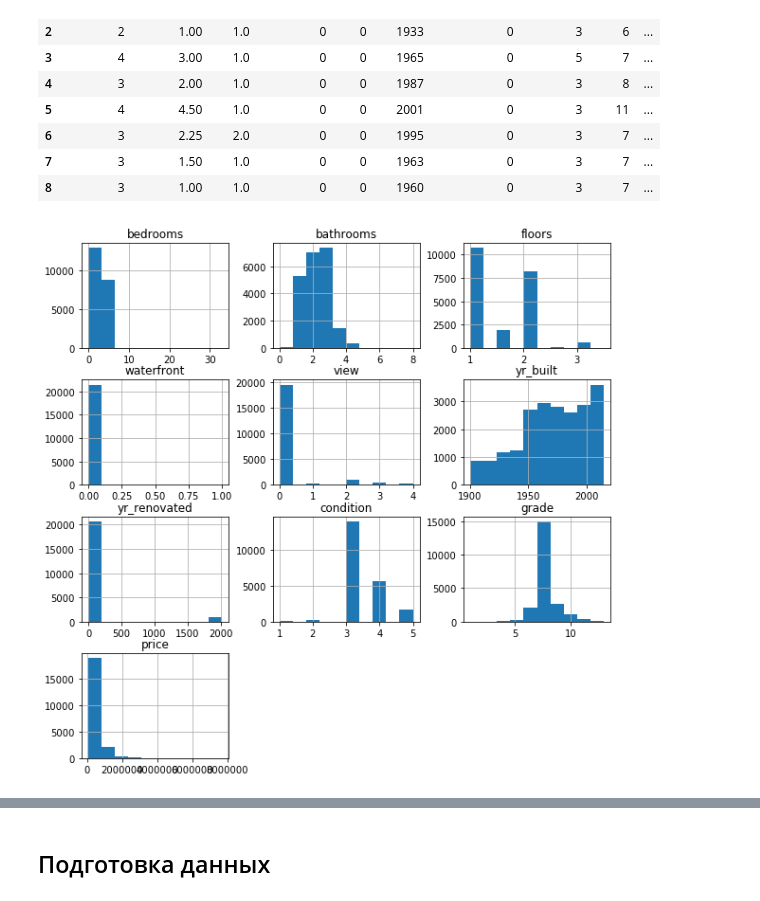
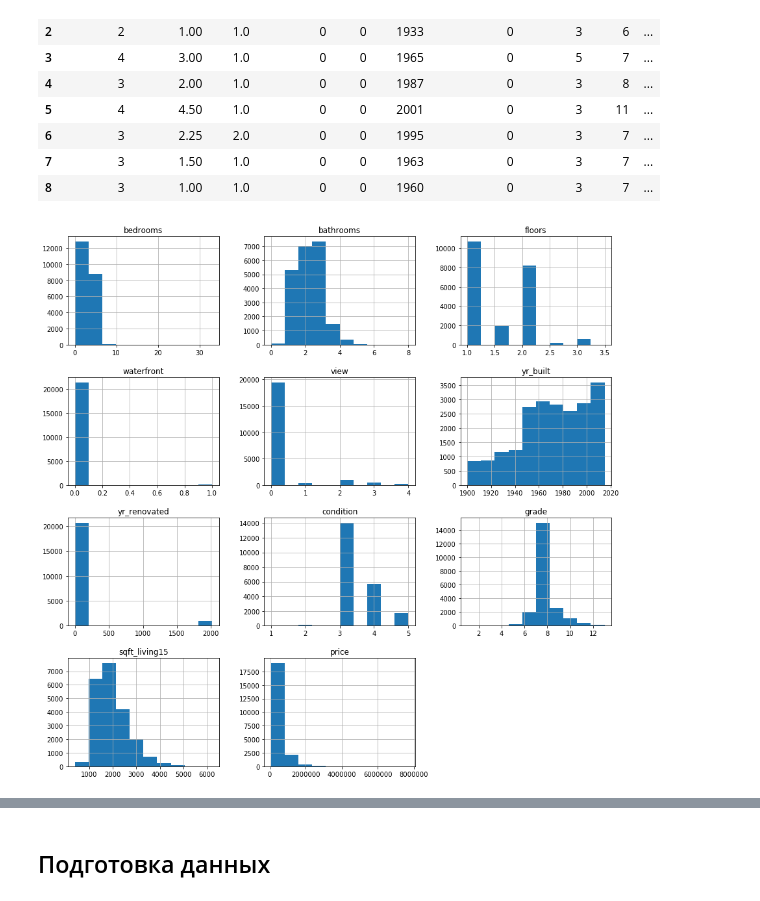
Before and after one commit to ryndovaira-org/data_science_lectures, a Jupyter notebook: 3_2_modeling_ml/3_1_1_regression/practise/regression_house.ipynb, the cells around one changed output, grey strips where cells are left out. Saved outputs shown, nothing was run; the diff lists cells and outputs as text; code cells hidden in the pictures.

```diff
--- a/3_2_modeling_ml/3_1_1_regression/practise/regression_house.ipynb
+++ b/3_2_modeling_ml/3_1_1_regression/practise/regression_house.ipynb
@@ -24,6 +27,4 @@ from sklearn.preprocessing import PolynomialFeatures
 %matplotlib inline
-# %%
-plt.rcParams["figure.figsize"]=10,10
 # %% [markdown]
 ## Анализ данных
 
@@ -95,7 +107,7 @@ df.describe()
 | max | 9.900000e+09 | 7.700000e+06 | 33.000000 | 8.000000 | 13540.000000 | 1.651359e+06 | 3.500000 | 1.000000 | 4.000000 | 5.000000 | ... |
 # %%
 # выбрать несколько столбцов для дальнейшего рассмотрения
-short_df = df[['bedrooms','bathrooms','floors', 'waterfront', 'view', 'yr_built', 'yr_renovated', 'condition', 'grade', 'price']]
+short_df = df[['bedrooms','bathrooms','floors', 'waterfront', 'view', 'yr_built', 'yr_renovated', 'condition', 'grade', 'sqft_living15', 'price']]
 
 short_df.head(9)    # вывести первые 9 строк
 # %% [output]
@@ -110,10 +122,10 @@ short_df.head(9)    # вывести первые 9 строк
 | 7 | 3 | 1.50 | 1.0 | 0 | 0 | 1963 | 0 | 3 | 7 | ... |
 | 8 | 3 | 1.00 | 1.0 | 0 | 0 | 1960 | 0 | 3 | 7 | ... |
 # %%
-short_df.hist()    # гистограмма
+short_df.hist(figsize = (15,15))    # гистограмма
 plt.show()
 # %% [output]
-[figure, old version]
+[figure, new version]
 # %%
 plt.scatter(short_df['bedrooms'],
             short_df['price'],
```
Also changed, not shown: parts of 37 cells of this notebook, 1 other file.
